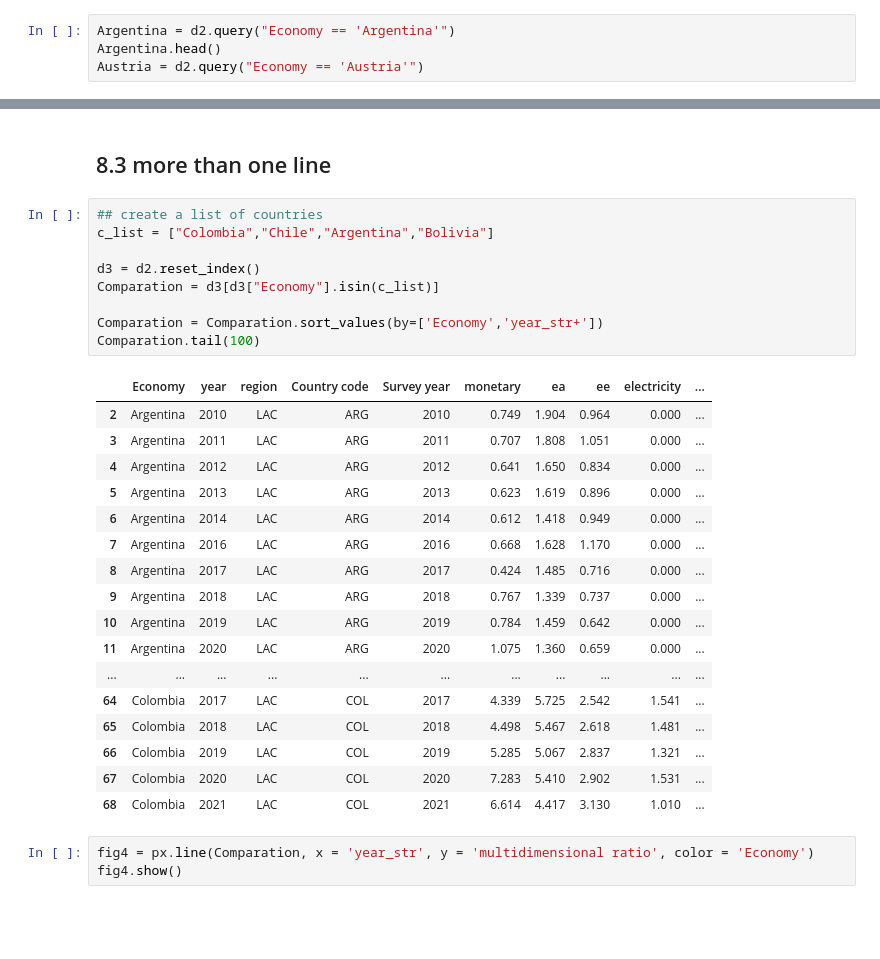
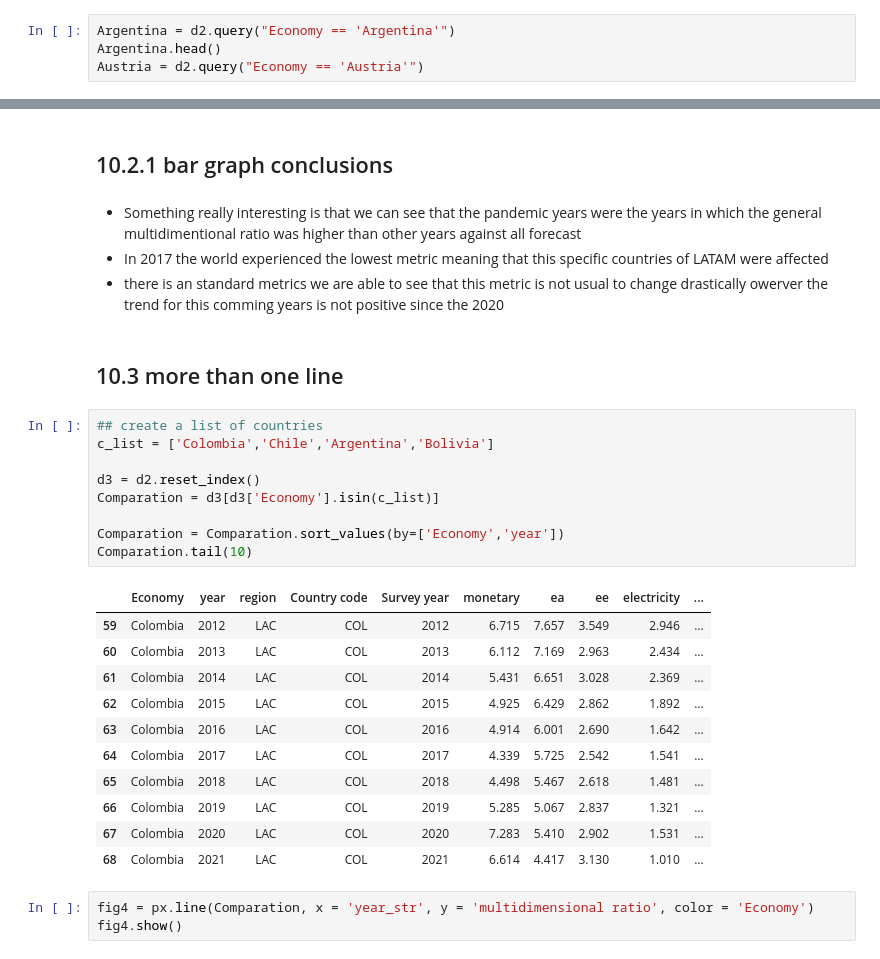
Before and after one commit to Sebastian4524/Datavisualization, a Jupyter notebook: pandas.ipynb, the cells around one changed output, grey strips where cells are left out. Cells and saved outputs as stored; diff of their text form; blank space fills up the shorter version.

```diff
--- a/pandas.ipynb
+++ b/pandas.ipynb
@@ -296,30 +310,32 @@ fig3.update_yaxes(title = "Multidimensional ratio", title_font_size = 20)
 fig3.show()
 # %% [output]
 [interactive output not drawn]
+# %% [markdown]
+## 10.2.1 bar graph conclusions ##
+# %% [markdown]
+<ul>
+  <li>Something really interesting is that we can see that the pandemic years were the years in which the general multidimentional ratio was higher than other years against all forecast  </li>
+  <li> In 2017 the world experienced the lowest metric meaning that this specific countries of LATAM were affected
+  <li>there is an standard metrics we are able to see that this metric is not usual to change drastically owerver the trend for this comming years is not positive since the 2020   </li>
+</ul>
 # %% [markdown]
-## 8.3 more than one line ##
+## 10.3 more than one line ##
 # %%
 ## create a list of countries
-c_list = ["Colombia","Chile","Argentina","Bolivia"]
+c_list = ['Colombia','Chile','Argentina','Bolivia']
 
 d3 = d2.reset_index()
-Comparation = d3[d3["Economy"].isin(c_list)]
+Comparation = d3[d3['Economy'].isin(c_list)]
 
-Comparation = Comparation.sort_values(by=['Economy','year_str+'])
-Comparation.tail(100)
+Comparation = Comparation.sort_values(by=['Economy','year'])
+Comparation.tail(10)
 # %% [output]
 |  | Economy | year | region | Country code | Survey year | monetary | ea | ee | electricity | ... |
-| 2 | Argentina | 2010 | LAC | ARG | 2010 | 0.749 | 1.904 | 0.964 | 0.000 | ... |
-| 3 | Argentina | 2011 | LAC | ARG | 2011 | 0.707 | 1.808 | 1.051 | 0.000 | ... |
-| 4 | Argentina | 2012 | LAC | ARG | 2012 | 0.641 | 1.650 | 0.834 | 0.000 | ... |
-| 5 | Argentina | 2013 | LAC | ARG | 2013 | 0.623 | 1.619 | 0.896 | 0.000 | ... |
-| 6 | Argentina | 2014 | LAC | ARG | 2014 | 0.612 | 1.418 | 0.949 | 0.000 | ... |
-| 7 | Argentina | 2016 | LAC | ARG | 2016 | 0.668 | 1.628 | 1.170 | 0.000 | ... |
-| 8 | Argentina | 2017 | LAC | ARG | 2017 | 0.424 | 1.485 | 0.716 | 0.000 | ... |
-| 9 | Argentina | 2018 | LAC | ARG | 2018 | 0.767 | 1.339 | 0.737 | 0.000 | ... |
-| 10 | Argentina | 2019 | LAC | ARG | 2019 | 0.784 | 1.459 | 0.642 | 0.000 | ... |
-| 11 | Argentina | 2020 | LAC | ARG | 2020 | 1.075 | 1.360 | 0.659 | 0.000 | ... |
-| ... | ... | ... | ... | ... | ... | ... | ... | ... | ... | ... |
+| 59 | Colombia | 2012 | LAC | COL | 2012 | 6.715 | 7.657 | 3.549 | 2.946 | ... |
+| 60 | Colombia | 2013 | LAC | COL | 2013 | 6.112 | 7.169 | 2.963 | 2.434 | ... |
+| 61 | Colombia | 2014 | LAC | COL | 2014 | 5.431 | 6.651 | 3.028 | 2.369 | ... |
+| 62 | Colombia | 2015 | LAC | COL | 2015 | 4.925 | 6.429 | 2.862 | 1.892 | ... |
+| 63 | Colombia | 2016 | LAC | COL | 2016 | 4.914 | 6.001 | 2.690 | 1.642 | ... |
 | 64 | Colombia | 2017 | LAC | COL | 2017 | 4.339 | 5.725 | 2.542 | 1.541 | ... |
 | 65 | Colombia | 2018 | LAC | COL | 2018 | 4.498 | 5.467 | 2.618 | 1.481 | ... |
 | 66 | Colombia | 2019 | LAC | COL | 2019 | 5.285 | 5.067 | 2.837 | 1.321 | ... |
```
Also changed, not shown: parts of 15 cells of this notebook.
